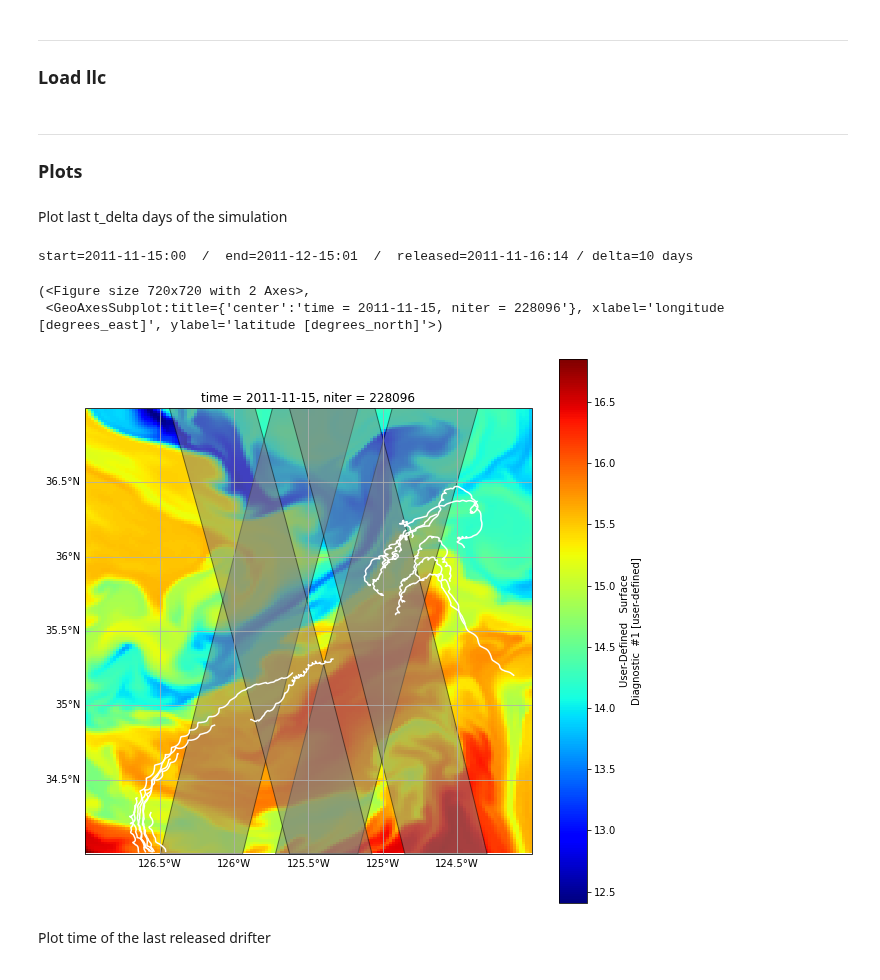
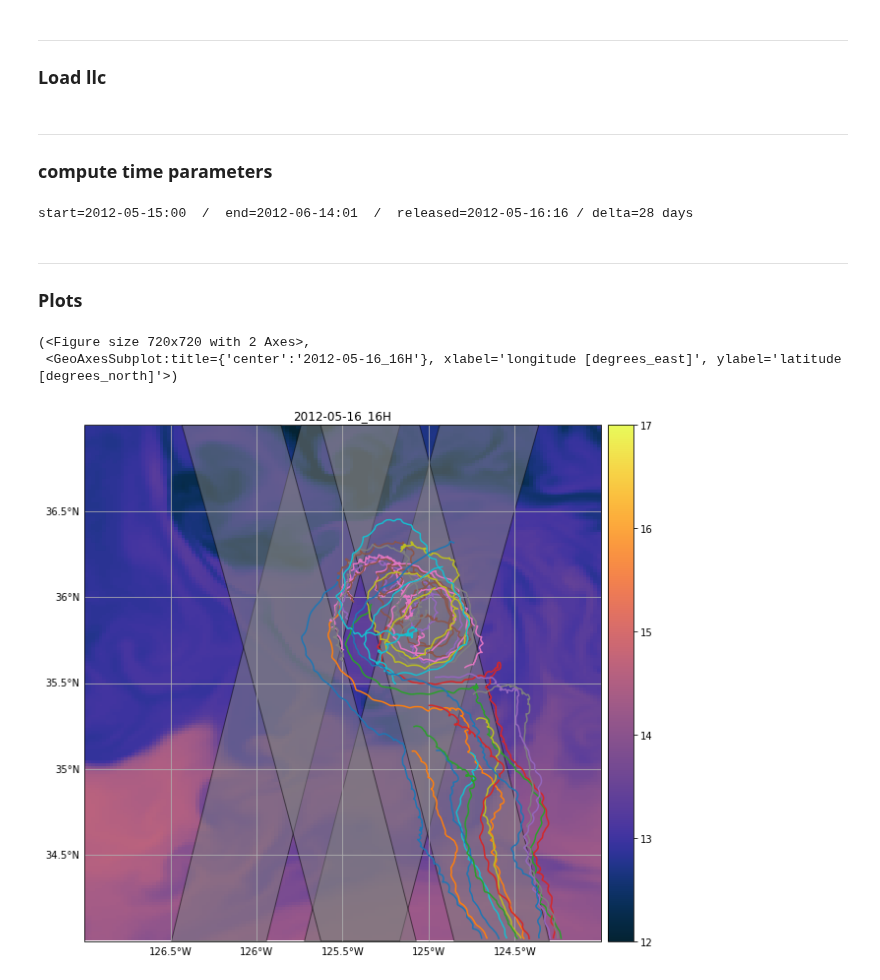
Before and after one commit to apatlpo/mit_equinox, a Jupyter notebook: parcels/llc_zone_plot.ipynb, the cells around one changed output. Cells and saved outputs as stored; diff of their text form; code cells hidden in the pictures.

Commit message:
better plot, add season

```diff
--- a/parcels/llc_zone_plot.ipynb
+++ b/parcels/llc_zone_plot.ipynb
@@ -21,14 +22,15 @@ import mitequinox.parcels as pa
 # site directories
 root_dir = '/home1/scratch/slgentil/parcels/'
 site = 'californie'
-dl = 4
+season = 'spring'             # 'spring', 'summer', 'autumn', 'winter'
+dl = 8
 speed = 5
 t_delta=pd.Timedelta(days=10)    # Length of the trajectories
 # %% [markdown]
 ---
 ### init parameters
 # %%
-run_dir = os.path.join(root_dir, site+"/run/")
+run_dir = os.path.join(root_dir, site+'_'+season+"/run/")
 simu_name = 'dl'+str(dl)+'.speed'+str(speed)
 
 if site == 'californie':
@@ -194,36 +224,40 @@ df_trails = pa.load_nc(run_dir, index='time', step_tile=simu_name, persist=True)
 ds_llc = xr.open_dataset(os.path.join(run_dir, "data_000/llc.nc")).chunk(chunks={"time": 1})
 # %% [markdown]
 ---
-### Plots
+### compute time parameters
-# %% [markdown]
-Plot last t_delta days of the simulation
 # %%
-t_start = df_trails.index.min()
-t_end = df_trails.index.max()
-#t_delta=pd.Timedelta(days=10)
+t_start = df_trails.index.min()                     # start time of the simulation
+t_end = df_trails.index.max()                       # end time of the simulation
 
 # Compute the first time where all the drifters are released
 nb_flt = df_trails['trajectory'].unique().size      # Compute number of released drifters
-_df = pd.Index(df_trails.index).value_counts()        # get number of rows per time
+_df = pd.Index(df_trails.index).value_counts()      # get number of rows per time
 _df = _df[_df == nb_flt]                            # Keep lines with nb_flt number of rows
-t_released = _df.index.min()                              # Keep  the min date
+t_released = _df.index.min()                        # Keep  the min date
+
+t_delta = t_end - t_released                       # length of the trails
+#t_delta=pd.Timedelta(days=2)
+t_range = pd.date_range(t_end-t_delta, t_end, freq=pd.Timedelta(hours=1))
 
 format_info(t_start, t_end, t_released, t_delta)
 # %% [output]
-start=2011-11-15:00  /  end=2011-12-15:01  /  released=2011-11-16:14 / delta=10 days
+start=2012-05-15:00  /  end=2012-06-14:01  /  released=2012-05-16:16 / delta=28 days
+# %% [markdown]
+---
+### Plots
 # %%
+# Plot last t_delta days of the simulation
 kwargs = dict(
-              drifter_kwargs={"color": "white"},
-              bg_kwargs = {'vmin': None,'vmax': None, 'cmap':'jet'}
+              #drifter_kwargs={"color": "white"},
+              drifter_kwargs={},
+              bg_kwargs = {'vmin': 12,'vmax': 17, 'cmap':cm.thermal}
              )
 
 trails = df_trails.loc[(df_trails.index>=t_end-t_delta)&(df_trails.index<=t_end)]
-bg_var = ds_llc['SST'].sel(time=t_start)
-
-plot_pretty(bbox, swot_tracks=tracks, trails=trails, bg_var=bg_var, figsize=(10,10), **kwargs)
+bg_var = ds_llc['SST'].sel(time=t_end-t_delta)
+plot_pretty(bbox, swot_tracks=tracks, trails=trails, bg_var=bg_var,
+            date=t_end-t_delta, figsize=(10,10), **kwargs)
 # %% [output]
 (<Figure size 720x720 with 2 Axes>,
- <GeoAxesSubplot:title={'center':'time = 2011-11-15, niter = 228096'}, xlabel='longitude [degrees_east]', ylabel='latitude [degrees_north]'>)
+ <GeoAxesSubplot:title={'center':'2012-05-16_16H'}, xlabel='longitude [degrees_east]', ylabel='latitude [degrees_north]'>)
-[figure, old version]
+[figure, new version]
-# %% [markdown]
-Plot time of the last released drifter
```
Also changed, not shown: parts of 5 cells of this notebook, 2 other files.
